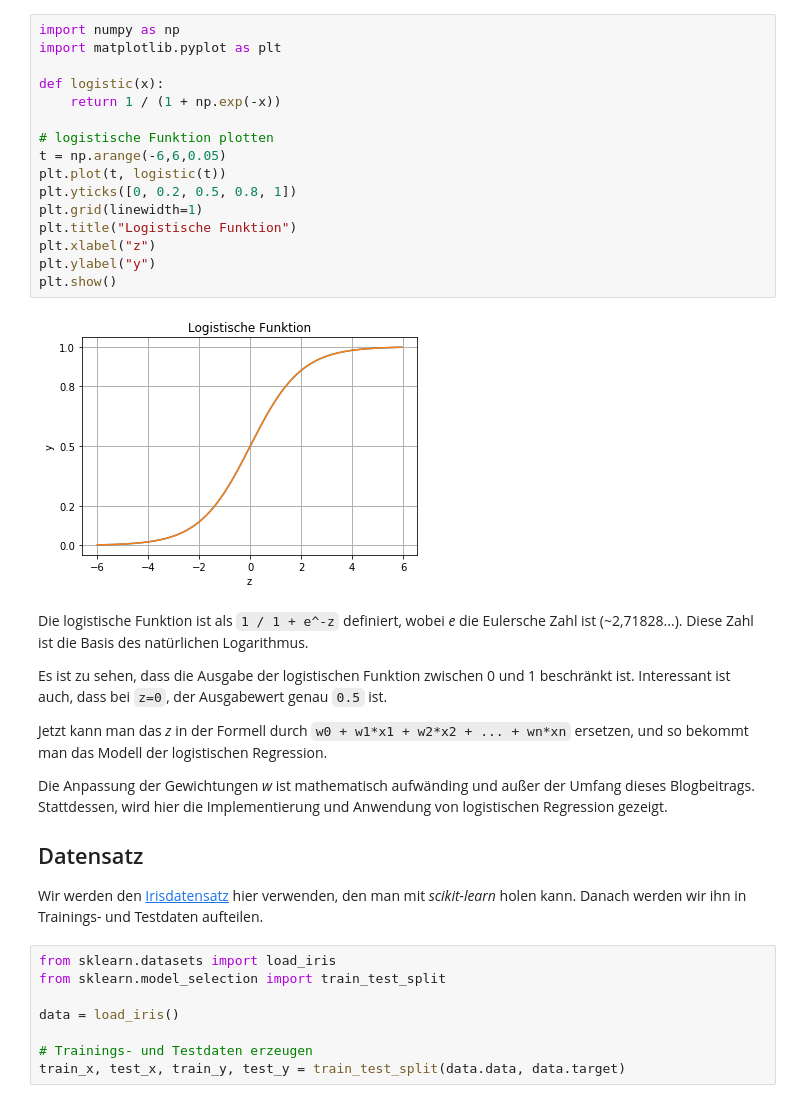
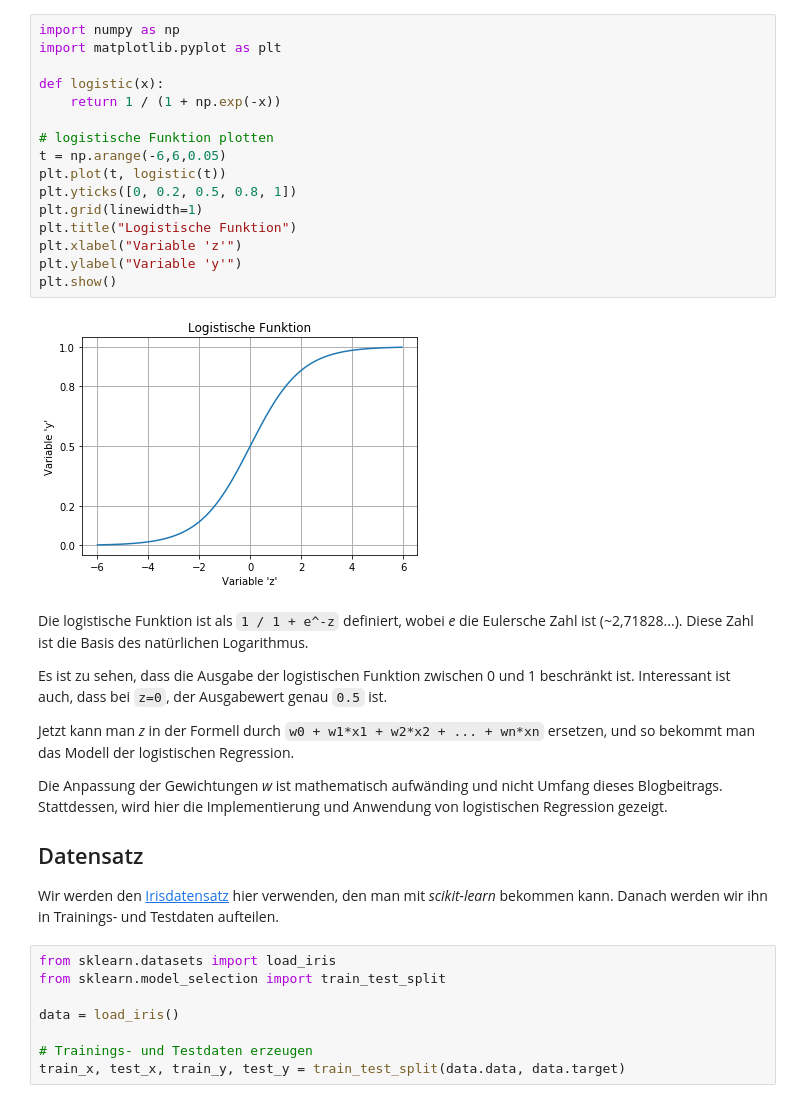
Before and after one commit to emomicrowave/machine-learning-tutorials, a Jupyter notebook: 04-logistic_regression/tutorial.ipynb, the cells around one changed output. Cells and saved outputs as stored; diff of their text form.

```diff
--- a/04-logistic_regression/tutorial.ipynb
+++ b/04-logistic_regression/tutorial.ipynb
@@ -20,33 +20,33 @@ Das liefert aber eine Zahl, die beliebig groß oder klein sein kann und gar nich
 # %%
 import numpy as np
 import matplotlib.pyplot as plt
 
 def logistic(x):
     return 1 / (1 + np.exp(-x))
 
 # logistische Funktion plotten
 t = np.arange(-6,6,0.05)
 plt.plot(t, logistic(t))
 plt.yticks([0, 0.2, 0.5, 0.8, 1])
 plt.grid(linewidth=1)
 plt.title("Logistische Funktion")
-plt.xlabel("z")
-plt.ylabel("y")
+plt.xlabel("Variable 'z'")
+plt.ylabel("Variable 'y'")
 plt.show()
 # %% [output]
-[figure, old version]
+[figure, new version]
 # %% [markdown]
 Die logistische Funktion ist als `1 / 1 + e^-z` definiert, wobei *e* die Eulersche Zahl ist (~2,71828...). Diese Zahl ist die Basis des natürlichen Logarithmus.
 
 Es ist zu sehen, dass die Ausgabe der logistischen Funktion zwischen 0 und 1 beschränkt ist. Interessant ist auch, dass bei `z=0`, der Ausgabewert genau `0.5` ist.
 
-Jetzt kann man das *z* in der Formell durch `w0 + w1*x1 + w2*x2 + ... + wn*xn` ersetzen, und so bekommt man das Modell der logistischen Regression.
+Jetzt kann man *z* in der Formell durch `w0 + w1*x1 + w2*x2 + ... + wn*xn` ersetzen, und so bekommt man das Modell der logistischen Regression.
 
-Die Anpassung der Gewichtungen *w* ist mathematisch aufwänding und außer der Umfang dieses Blogbeitrags. Stattdessen, wird hier die Implementierung und Anwendung von logistischen Regression gezeigt.
+Die Anpassung der Gewichtungen *w* ist mathematisch aufwänding und nicht Umfang dieses Blogbeitrags. Stattdessen, wird hier die Implementierung und Anwendung von logistischen Regression gezeigt.
 
 ## Datensatz
 
-Wir werden den [Irisdatensatz](https://en.wikipedia.org/wiki/Iris_flower_data_set) hier verwenden, den man mit *scikit-learn* holen kann. Danach werden wir ihn in Trainings- und Testdaten aufteilen.
+Wir werden den [Irisdatensatz](https://en.wikipedia.org/wiki/Iris_flower_data_set) hier verwenden, den man mit *scikit-learn* bekommen kann. Danach werden wir ihn in Trainings- und Testdaten aufteilen.
 # %%
 from sklearn.datasets import load_iris
 from sklearn.model_selection import train_test_split
```
Also changed, not shown: parts of 9 cells of this notebook.
